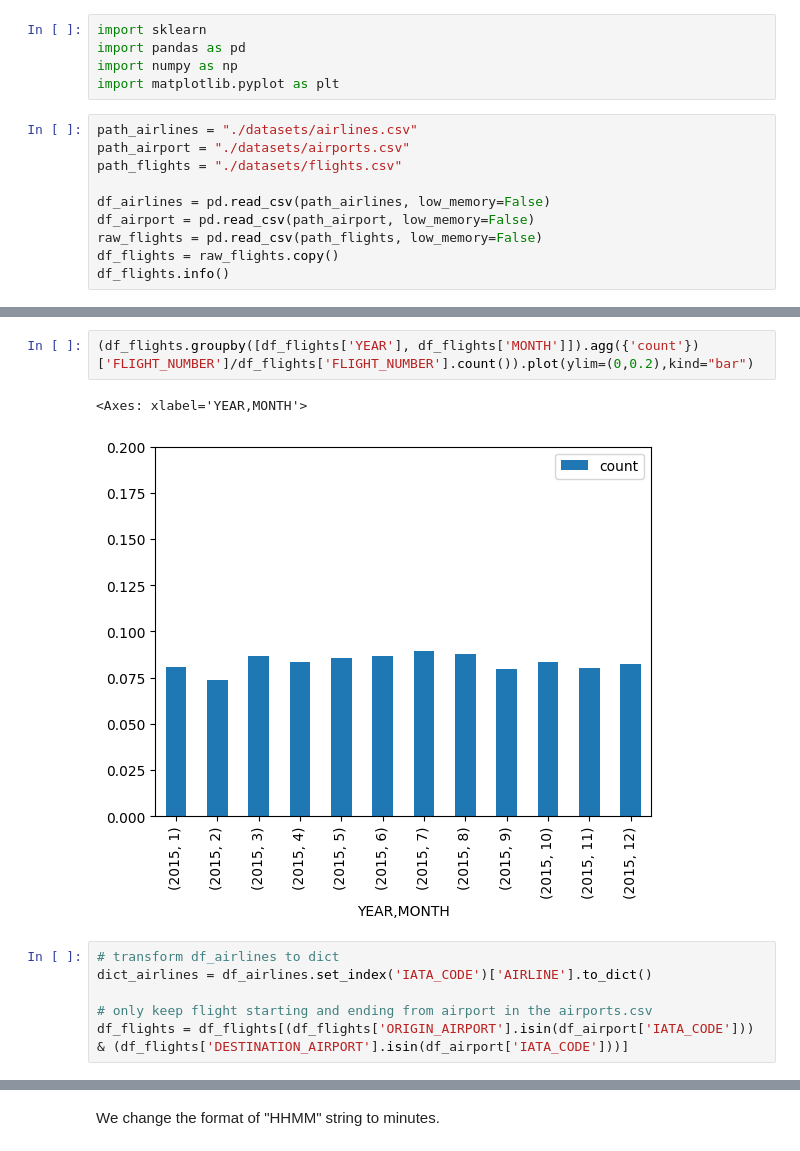
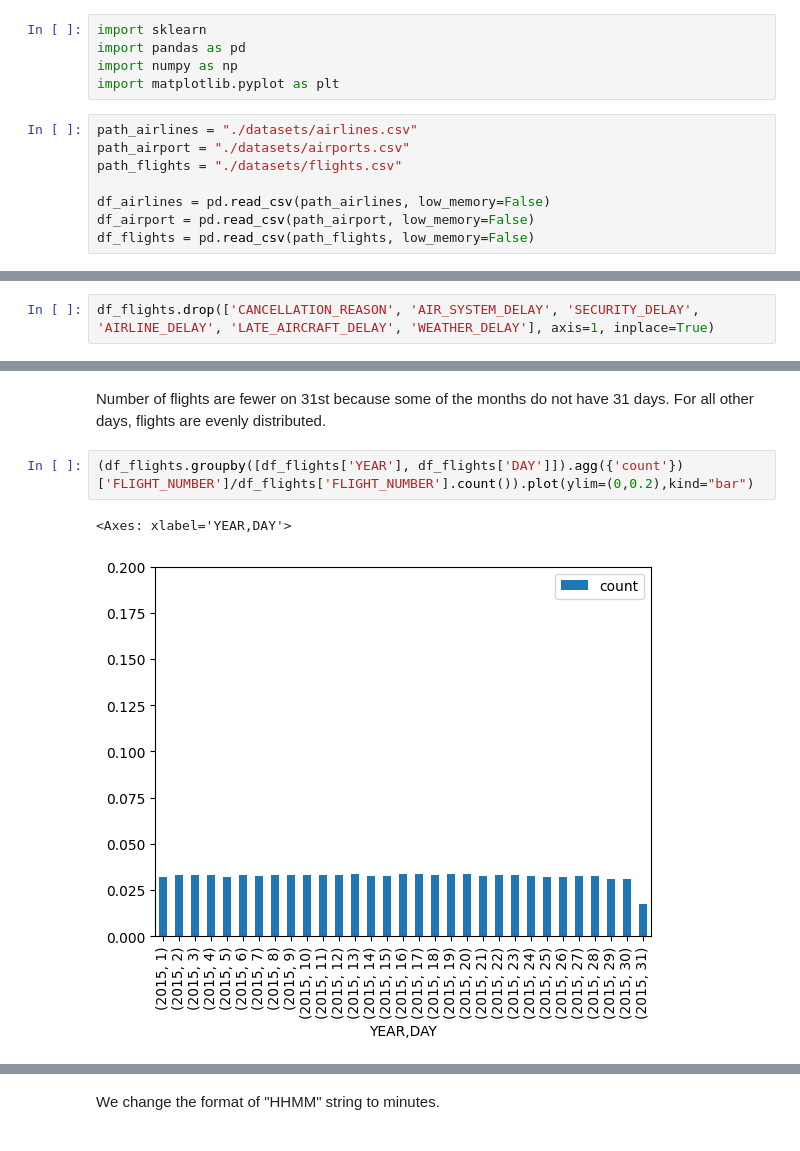
Before and after one commit to yhangchen/Flight-Delays-Prediction, a Jupyter notebook: solution.ipynb, the cells around one changed output, grey strips where cells are left out. Cells and saved outputs as stored; diff of their text form.

```diff
--- a/solution.ipynb
+++ b/solution.ipynb
@@ -12,6 +12,4 @@ path_flights = "./datasets/flights.csv"
 
 df_airlines = pd.read_csv(path_airlines, low_memory=False)
 df_airport = pd.read_csv(path_airport, low_memory=False)
-raw_flights = pd.read_csv(path_flights, low_memory=False)
-df_flights = raw_flights.copy()
-df_flights.info()
+df_flights = pd.read_csv(path_flights, low_memory=False)
@@ -35,0 +106,2 @@ memory usage: 1.3+ GB
+# %%
+df_flights.drop(['CANCELLATION_REASON', 'AIR_SYSTEM_DELAY', 'SECURITY_DELAY', 'AIRLINE_DELAY', 'LATE_AIRCRAFT_DELAY', 'WEATHER_DELAY'], axis=1, inplace=True)
@@ -38,11 +144,7 @@ The flights data are collected in 2015, we visualize the flight frequency gouupe
+# %% [markdown]
+Number of flights are fewer on 31st because some of the months do not have 31 days. For all other days, flights are evenly distributed.
 # %%
-(df_flights.groupby([df_flights['YEAR'], df_flights['MONTH']]).agg({'count'})['FLIGHT_NUMBER']/df_flights['FLIGHT_NUMBER'].count()).plot(ylim=(0,0.2),kind="bar")
+(df_flights.groupby([df_flights['YEAR'], df_flights['DAY']]).agg({'count'})['FLIGHT_NUMBER']/df_flights['FLIGHT_NUMBER'].count()).plot(ylim=(0,0.2),kind="bar")
 # %% [output]
-<Axes: xlabel='YEAR,MONTH'>
+<Axes: xlabel='YEAR,DAY'>
-[figure, old version]
+[figure, new version]
-# %%
-# transform df_airlines to dict
-dict_airlines = df_airlines.set_index('IATA_CODE')['AIRLINE'].to_dict()
-
-# only keep flight starting and ending from airport in the airports.csv
-df_flights = df_flights[(df_flights['ORIGIN_AIRPORT'].isin(df_airport['IATA_CODE'])) & (df_flights['DESTINATION_AIRPORT'].isin(df_airport['IATA_CODE']))]
```
Also changed, not shown: parts of 44 cells of this notebook.
